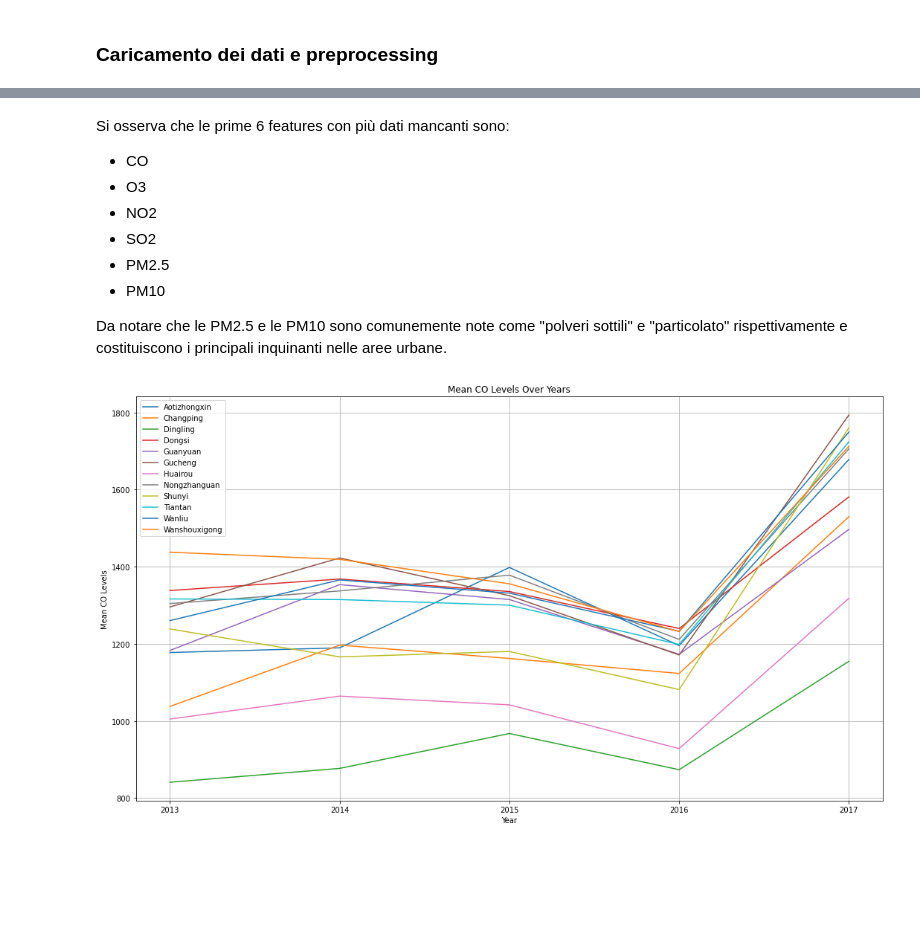
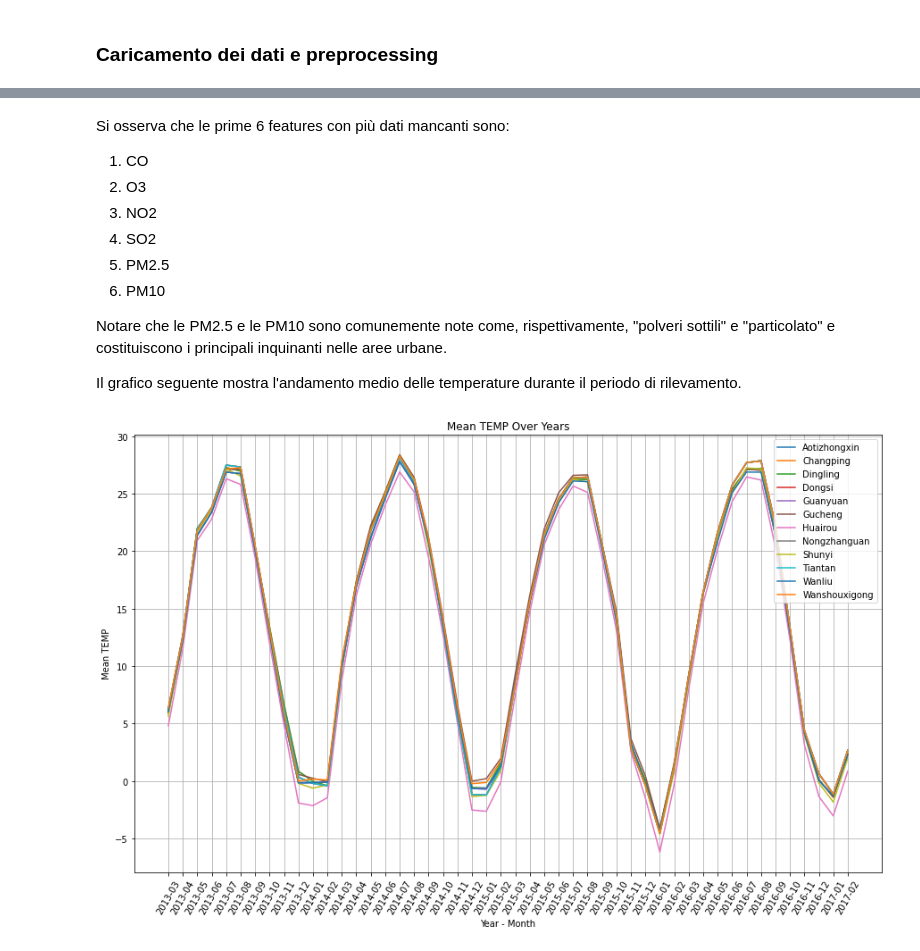
Before and after one commit to jackprb/beijing-air-quality, a Jupyter notebook: air-quality.ipynb, the cells around one changed output, grey strips where cells are left out. Drawn from its saved outputs; the diff is of its cells as text; code cells hidden in the pictures; blank space fills up the shorter version.

```diff
--- a/air-quality.ipynb
+++ b/air-quality.ipynb
@@ -111,0 +151,13 @@ memory usage: 91.7 MB
+# %%
+correlation_matrix1 = correlation_matrix.where(correlation_matrix != 1, 0)
+# Definiamo il valore minimo di correlazione per mantenere una feature
+threshold = 0.3
+
+true_columns = [col for col in correlation_matrix1.columns if abs(correlation_matrix1[col]).max() >= threshold]
+false_columns = [col for col in correlation_matrix1.columns if abs(correlation_matrix1[col]).max() < threshold]
+
+print("Feature significative:")
+print(true_columns)
+
+print("\nFeature che possono essere rimosse:")
+print(false_columns)
@@ -111,0 +179,6 @@ memory usage: 91.7 MB
+# %%
+Mb = 1_000_000
+total_memory_before = (data_all.memory_usage(deep=True).sum())/Mb
+data_all.drop(false_columns, axis=1, inplace=True)
+total_memory_after = (data_all.memory_usage(deep=True).sum())/Mb
+print('Memory usage before drop: ' , total_memory_before , ' Mb\nMemory usage after drop: ' , total_memory_after, ' Mb')
@@ -181,35 +267,40 @@ dtype: int64
 # %% [markdown]
 Si osserva che le prime 6 features con più dati mancanti sono:
- - CO
- - O3
- - NO2
- - SO2
- - PM2.5
- - PM10
+ 1. CO
+ 2. O3
+ 3. NO2
+ 4. SO2
+ 5. PM2.5
+ 6. PM10
 
-Da notare che le PM2.5 e le PM10 sono comunemente note come "polveri sottili" e "particolato" rispettivamente e
+Notare che le PM2.5 e le PM10 sono comunemente note come, rispettivamente, "polveri sottili" e "particolato" e
 costituiscono i principali inquinanti nelle aree urbane.
+
+Il grafico seguente mostra l'andamento medio delle temperature durante il periodo di rilevamento.
 # %%
-# Group the data by cities and year, and calculate mean CO for each group
-grouped = data_all.groupby(['station', data_all['date'].dt.year])['CO'].mean().reset_index()
+def plotMeanFeatureByDate(feature_name, df_name):
+    # Group the data by cities and year, and calculate mean 'feature_name' for each group
+    grouped = df_name.groupby(['station', df_name.index.strftime("%Y-%m")])[feature_name].mean().reset_index()
 
-# Create a Matplotlib figure and axis
-plt.figure(figsize=(18, 10))
+    # Create a Matplotlib figure and axis
+    plt.figure(figsize=(15, 9))
 
+    # Plot mean 'feature_name' values over years for each city
+    for city, group in grouped.groupby('station'):
+        plt.plot(group['date'], group[feature_name], label=city)
 
-# Plot mean CO values over years for each city
-for city, group in grouped.groupby('station'):
-    plt.plot(group['date'], group['CO'], label=city)
+    plt.xticks(grouped['date'].unique())
+    # Customize the plot
+    plt.title('Mean ' + feature_name + ' Over Years')
+    plt.xlabel('Year - Month')
+    plt.ylabel('Mean ' + feature_name)
+    plt.xticks(rotation=60) # ruota etichette di asse x per leggibilità maggiore
+    plt.legend(loc='upper right', bbox_to_anchor=(1, 1))
+    plt.grid(True)
 
-plt.xticks(grouped['date'].unique())
-# Customize the plot
-plt.title('Mean CO Levels Over Years')
-plt.xlabel('Year')
-plt.ylabel('Mean CO Levels')
-plt.legend()
-plt.grid(True)
+    # Display the plot
+    plt.show()
 
-# Display the plot
-plt.show()
+plotMeanFeatureByDate("TEMP", data_all);
 # %% [output]
-[figure, old version]
+[figure, new version]
```
Also changed, not shown: parts of 58 cells of this notebook.
